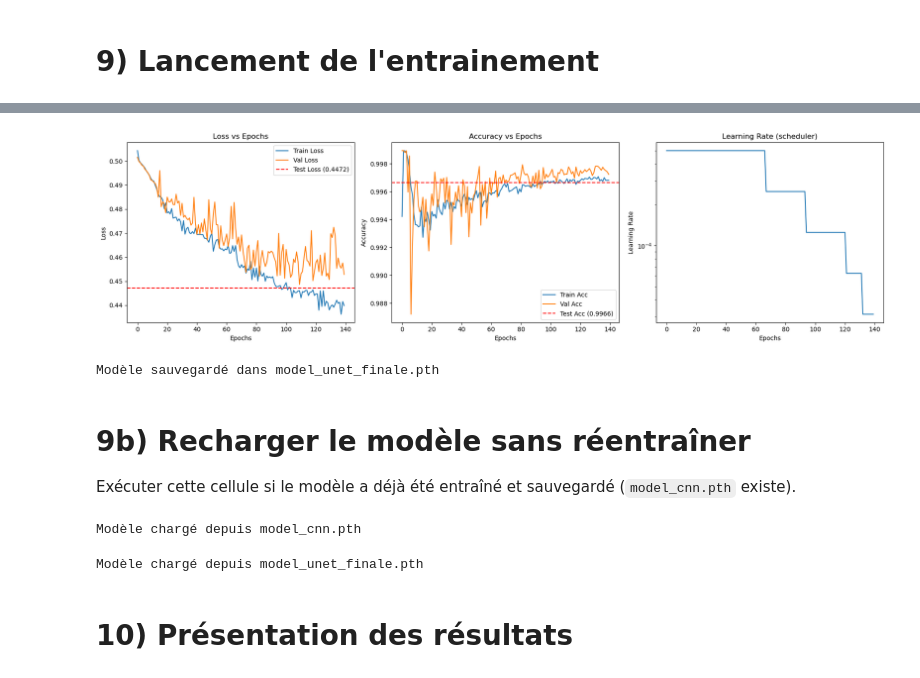
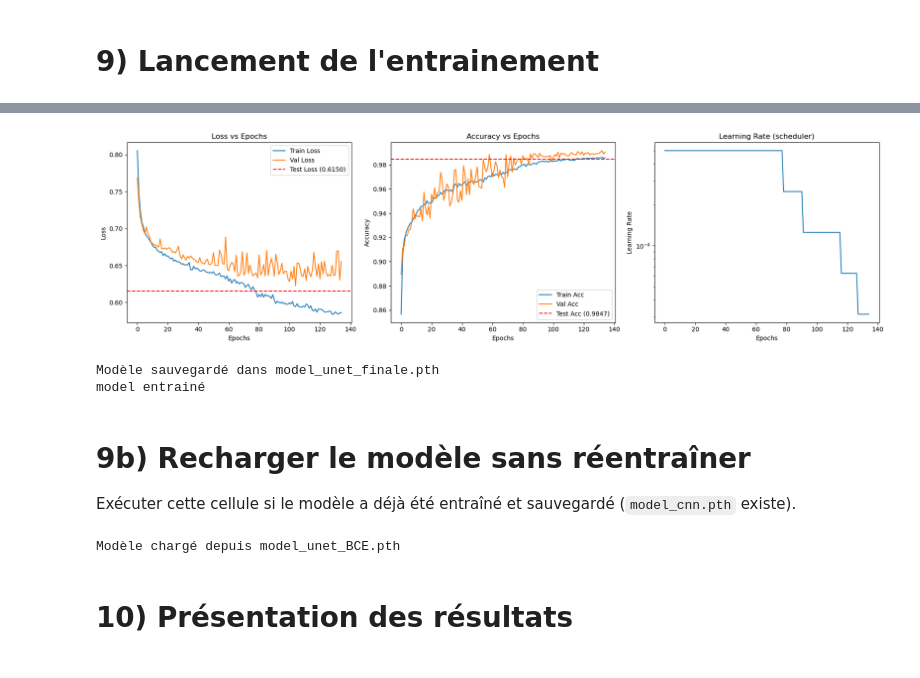
Before and after one commit to l0men/Cassiopee_Sonar_Biomimetique_Detection, a Jupyter notebook: reconstruction_matteo_cascade_pascomplet.ipynb, the cells around one changed output, grey strips where cells are left out. Saved outputs shown, nothing was run; the diff lists cells and outputs as text; code cells hidden in the pictures.

Commit message:
ajout cellules importance signal, Ynet qui marche

```diff
--- a/reconstruction_matteo_cascade_pascomplet.ipynb
+++ b/reconstruction_matteo_cascade_pascomplet.ipynb
@@ -23,6 +23,9 @@ import random
 import copy
 import os
 from scipy.ndimage import binary_erosion, binary_dilation
+# %%
+mode_entrainement = True
+mode_chargement = False
 # %% [markdown]
 # 2) Charger les données
 # %%
@@ -162,7 +167,8 @@ class SignalToImageDataset(Dataset):
 
         return x, y
 # %%
-BATCH_SIZE = 8
+batch_size = 8
+BATCH_SIZE = batch_size
 # %% [markdown]
 # 7) Modèle CNN
 # %%
@@ -415,7 +459,8 @@ def train_and_validate(X, y, model_class, epochs=200, batch_size=8, lr=5e-4, pat
     device = torch.device("cpu")
     model.to(device)
 
-    criterion = FocalDiceLoss(alpha=0.75, gamma=2.0, dice_weight=0.5)
+    #criterion = FocalDiceLoss(alpha=0.75, gamma=2.0, dice_weight=0.5)
+    criterion = BCEDiceLoss(pos_weight=pos_weight, bce_weight=0.4)
     # weight_decay=1e-4 pour régularisation L2
     optimizer = optim.Adam(model.parameters(), lr=lr, weight_decay=1e-4)
 
@@ -536,12 +581,16 @@ def train_and_validate(X, y, model_class, epochs=200, batch_size=8, lr=5e-4, pat
     plt.show()
 
     # ---- Sauvegarde ----
-    torch.save(model.state_dict(), "model_unet_finale.pth")
+    torch.save(model.state_dict(), "model_unet_BCE.pth")
     print("Modèle sauvegardé dans model_unet_finale.pth")
 
     return model, train_loader, val_loader, test_loader
 # %% [markdown]
 # 9) Lancement de l'entrainement
 # %%
-model, train_loader, val_loader, test_loader = train_and_validate(X, y, UNet, batch_size=2)
+if mode_entrainement :
+    model, train_loader, val_loader, test_loader = train_and_validate(X, y, UNet, batch_size=2)
+    print('model entrainé')
+else :
+    print('pas de mode entrainement')
 # %% [output]
@@ -565,36 +614,10 @@ Test Loss: 0.4472 | Test Accuracy: 0.9966
-[figure, old version]
+[figure, new version]
 Modèle sauvegardé dans model_unet_finale.pth
+model entrainé
 # %% [markdown]
 # 9b) Recharger le modèle sans réentraîner
 
 Exécuter cette cellule si le modèle a déjà été entraîné et sauvegardé (`model_cnn.pth` existe).
-# %%
-if os.path.exists("model_unet_finale.pth"):
-    device = torch.device("cpu")
-
-    model = UNet().to(device)
-    model.load_state_dict(torch.load("model_unet_finale.pth", map_location=device))
-    model.eval()
-
-    # Recréer les dataloaders pour la visualisation
-    dataset = SignalToImageDataset(X, y)
-    torch.manual_seed(42)
-    random.seed(42)
-    np.random.seed(42)
-    n = len(dataset)
-    n_train = int(0.65 * n)
-    n_val   = int(0.15 * n)
-    n_test  = n - n_train - n_val
-    train_set, val_set, test_set = random_split(dataset, [n_train, n_val, n_test])
-    train_loader = DataLoader(train_set, batch_size=8, shuffle=True)
-    val_loader   = DataLoader(val_set,   batch_size=8, shuffle=False)
-    test_loader  = DataLoader(test_set,  batch_size=8, shuffle=False)
-
-    print("Modèle chargé depuis model_cnn.pth")
-else:
-    print("⚠️ Aucun fichier model_cnn.pth trouvé. Lance d'abord la cellule d'entraînement (section 9).")
-# %% [output]
-Modèle chargé depuis model_cnn.pth
 # %%
 def load_model(model_class, path, device):
     model = model_class().to(device)
@@ -602,12 +625,26 @@ def load_model(model_class, path, device):
     model.eval()
     print(f"Modèle chargé depuis {path}")
     return model
-
+device = torch.device('cpu')
+dataset = SignalToImageDataset(X, y)
+torch.manual_seed(42)
+random.seed(42)
+np.random.seed(42)
+n = len(dataset)
+n_train = int(0.65 * n)
+n_val   = int(0.15 * n)
+n_test  = n - n_train - n_val
+train_set, val_set, test_set = random_split(dataset, [n_train, n_val, n_test])
+train_loader = DataLoader(train_set, batch_size=8, shuffle=True)
+val_loader   = DataLoader(val_set,   batch_size=8, shuffle=False)
+test_loader  = DataLoader(test_set,  batch_size=8, shuffle=False)
 # Décommenter si besoin :
 #model_cnn  = load_model(SimpleCNN, "model_simplecnn.pth", device)
-model_unet = load_model(UNet,   "model_unet_finale.pth",      device)
+
+model_unet = load_model(UNet,   "model_unet_BCE.pth",      device)
+model = model_unet
 # %% [output]
-Modèle chargé depuis model_unet_finale.pth
+Modèle chargé depuis model_unet_BCE.pth
 # %% [markdown]
 # 10) Présentation des résultats
 # %%
```
Also changed, not shown: parts of 22 cells of this notebook, 2 other files.
